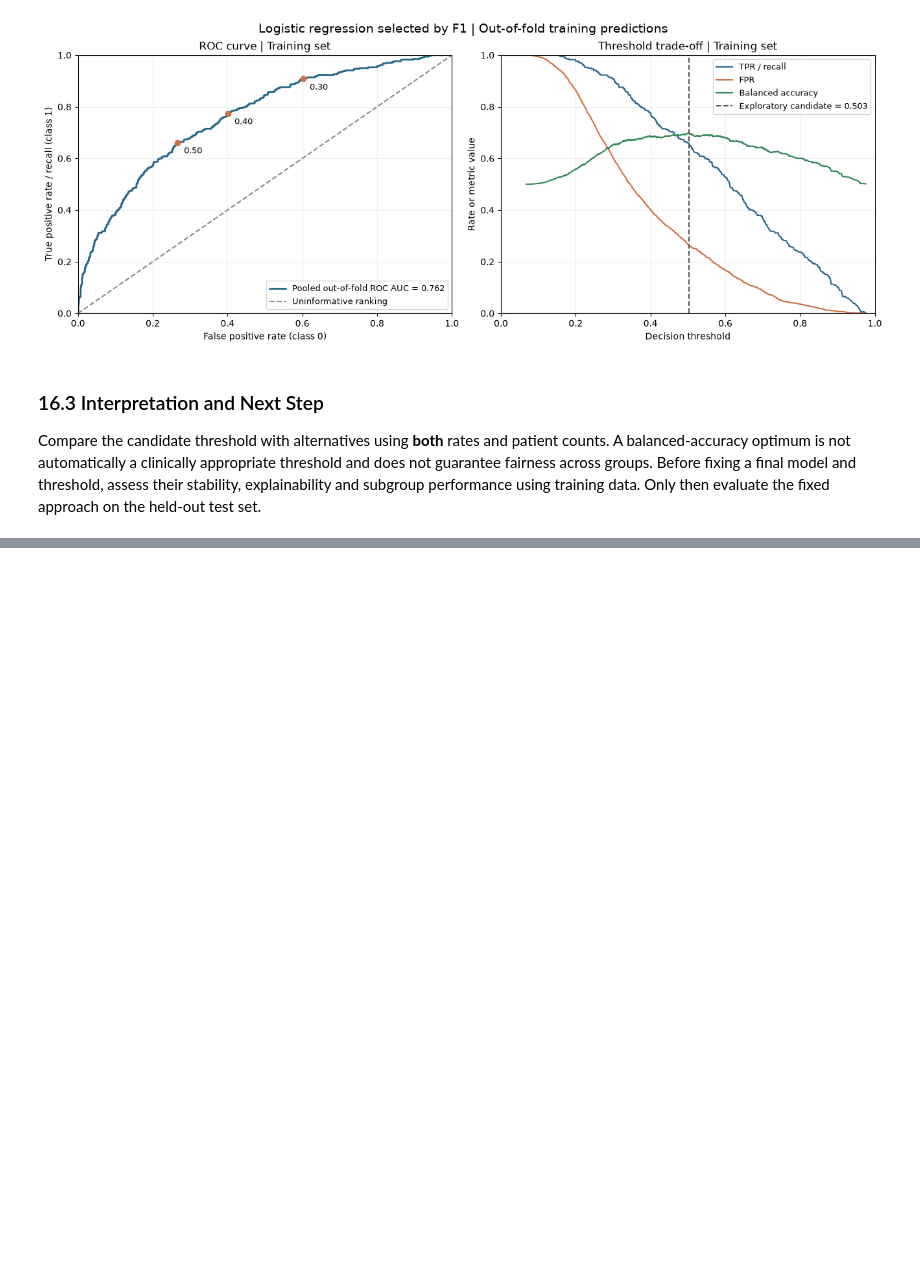
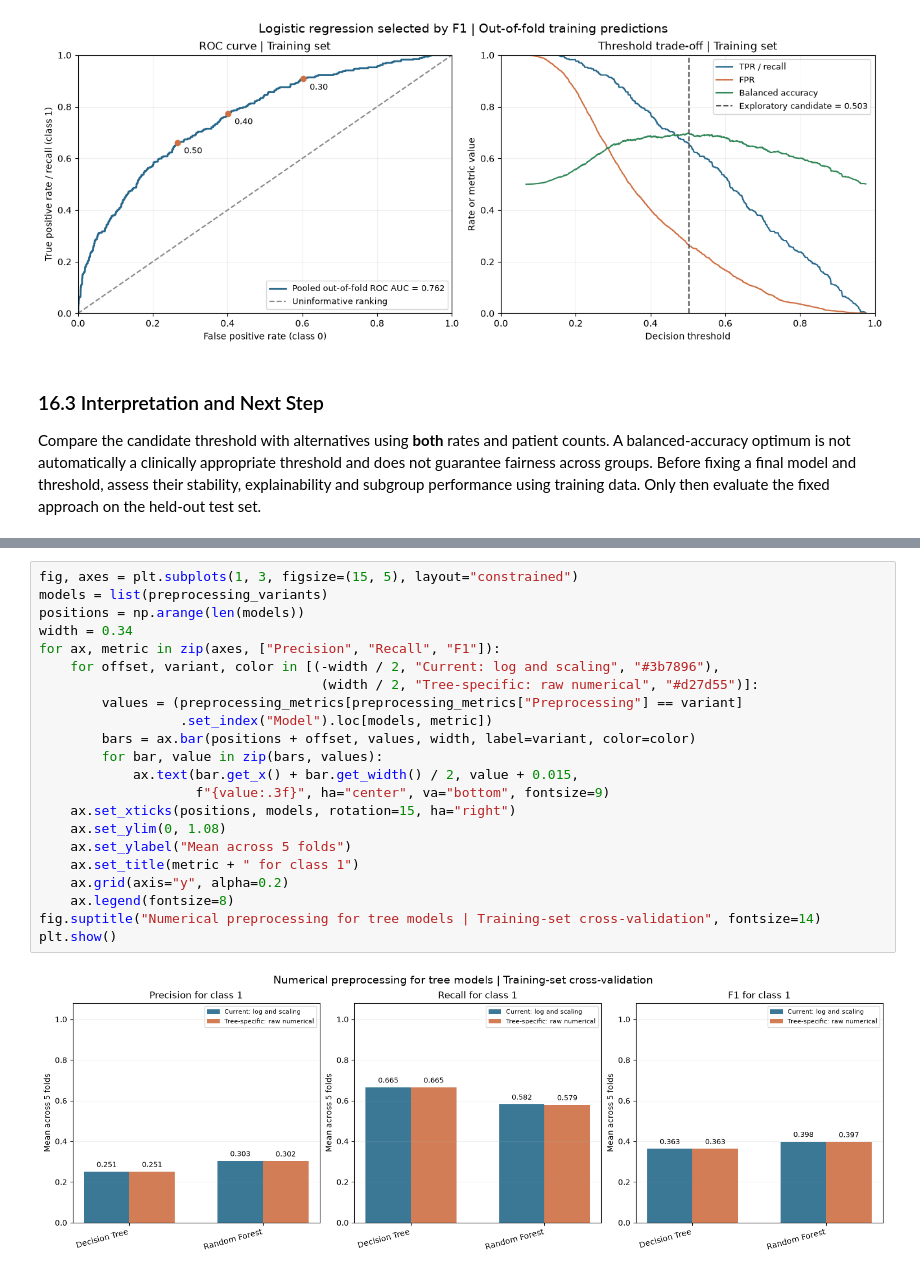
Before and after one commit to alicepelloni/progetto, a Jupyter notebook: breast_cancer.ipynb, the cells around one changed output, grey strips where cells are left out. Cells and saved outputs as stored; diff of their text form; blank space fills up the shorter version.

```diff
--- a/breast_cancer.ipynb
+++ b/breast_cancer.ipynb
@@ -1589,0 +1827,24 @@ Compare the candidate threshold with alternatives using **both** rates and patie
+# %%
+fig, axes = plt.subplots(1, 3, figsize=(15, 5), layout="constrained")
+models = list(preprocessing_variants)
+positions = np.arange(len(models))
+width = 0.34
+for ax, metric in zip(axes, ["Precision", "Recall", "F1"]):
+    for offset, variant, color in [(-width / 2, "Current: log and scaling", "#3b7896"),
+                                    (width / 2, "Tree-specific: raw numerical", "#d27d55")]:
+        values = (preprocessing_metrics[preprocessing_metrics["Preprocessing"] == variant]
+                  .set_index("Model").loc[models, metric])
+        bars = ax.bar(positions + offset, values, width, label=variant, color=color)
+        for bar, value in zip(bars, values):
+            ax.text(bar.get_x() + bar.get_width() / 2, value + 0.015,
+                    f"{value:.3f}", ha="center", va="bottom", fontsize=9)
+    ax.set_xticks(positions, models, rotation=15, ha="right")
+    ax.set_ylim(0, 1.08)
+    ax.set_ylabel("Mean across 5 folds")
+    ax.set_title(metric + " for class 1")
+    ax.grid(axis="y", alpha=0.2)
+    ax.legend(fontsize=8)
+fig.suptitle("Numerical preprocessing for tree models | Training-set cross-validation", fontsize=14)
+plt.show()
+# %% [output]
+[figure, added]
```
Also changed, not shown: parts of 17 cells of this notebook.
